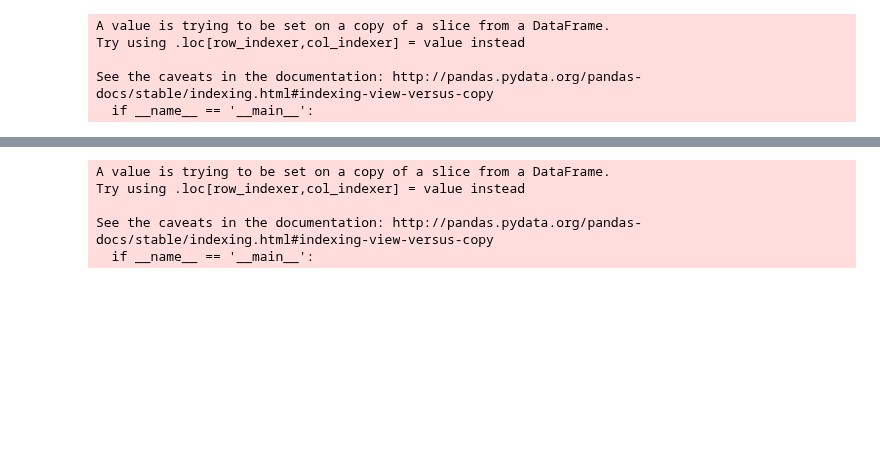
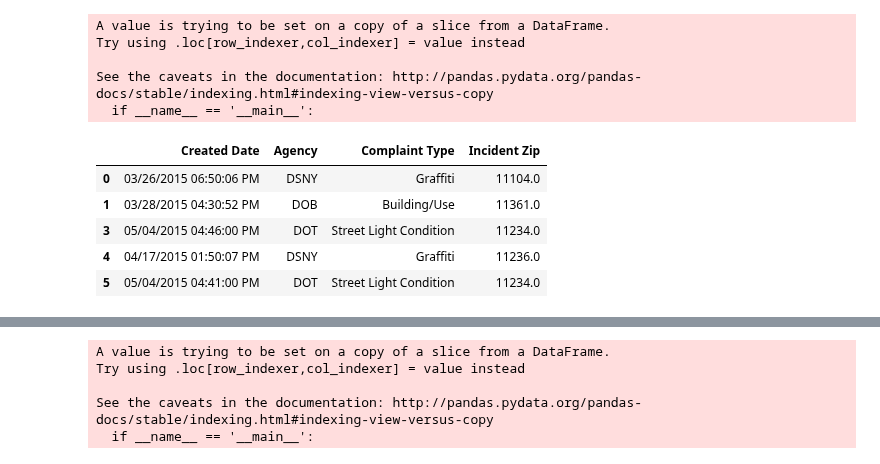
Before and after one commit to ckyko/CSC59970Project, a Jupyter notebook: 311server.ipynb, the cells around one changed output, grey strips where cells are left out. Cells and saved outputs as stored; diff of their text form; code cells hidden in the pictures; blank space fills up the shorter version.

```diff
--- a/311server.ipynb
+++ b/311server.ipynb
@@ -32,5 +32,5 @@ len(data_2015)
 # %% [output]
 2282098
 # %%
-data_clean = data_2015.dropna(axis=0)
+data_clean = data_2015.dropna()#remove NaN object
 # %%
@@ -286,3 +307,12 @@ Try using .loc[row_indexer,col_indexer] = value instead
 
 See the caveats in the documentation: http://pandas.pydata.org/pandas-docs/stable/indexing.html#indexing-view-versus-copy
   if __name__ == '__main__':
+# %%
+data_clean.head()
+# %% [output]
+|  | Created Date | Agency | Complaint Type | Incident Zip |
+| 0 | 03/26/2015 06:50:06 PM | DSNY | Graffiti | 11104.0 |
+| 1 | 03/28/2015 04:30:52 PM | DOB | Building/Use | 11361.0 |
+| 3 | 05/04/2015 04:46:00 PM | DOT | Street Light Condition | 11234.0 |
+| 4 | 04/17/2015 01:50:07 PM | DSNY | Graffiti | 11236.0 |
+| 5 | 05/04/2015 04:41:00 PM | DOT | Street Light Condition | 11234.0 |
```
Also changed, not shown: parts of 58 cells of this notebook.
